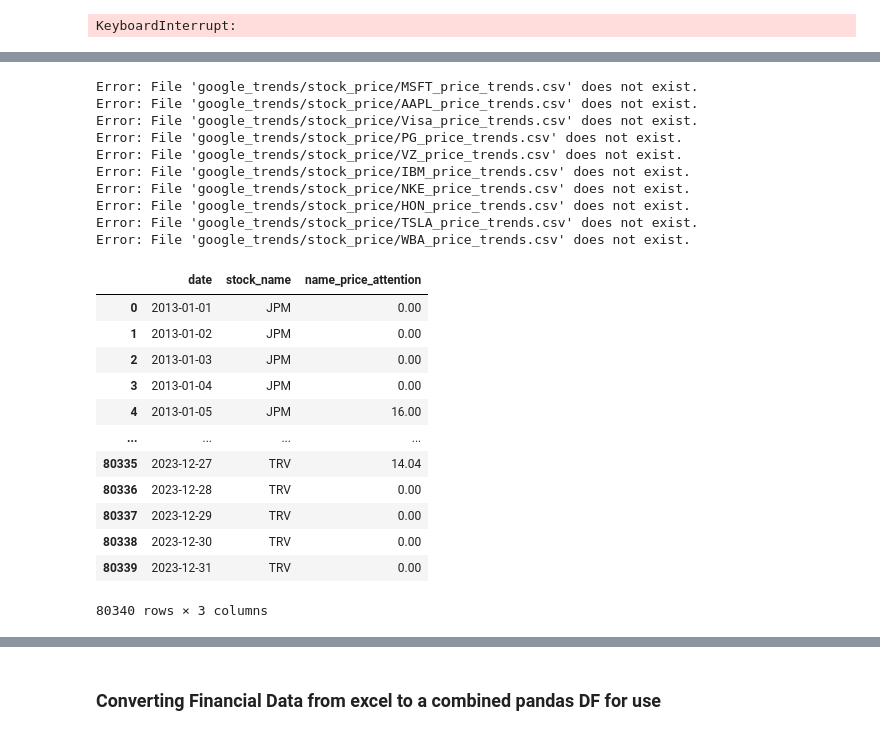
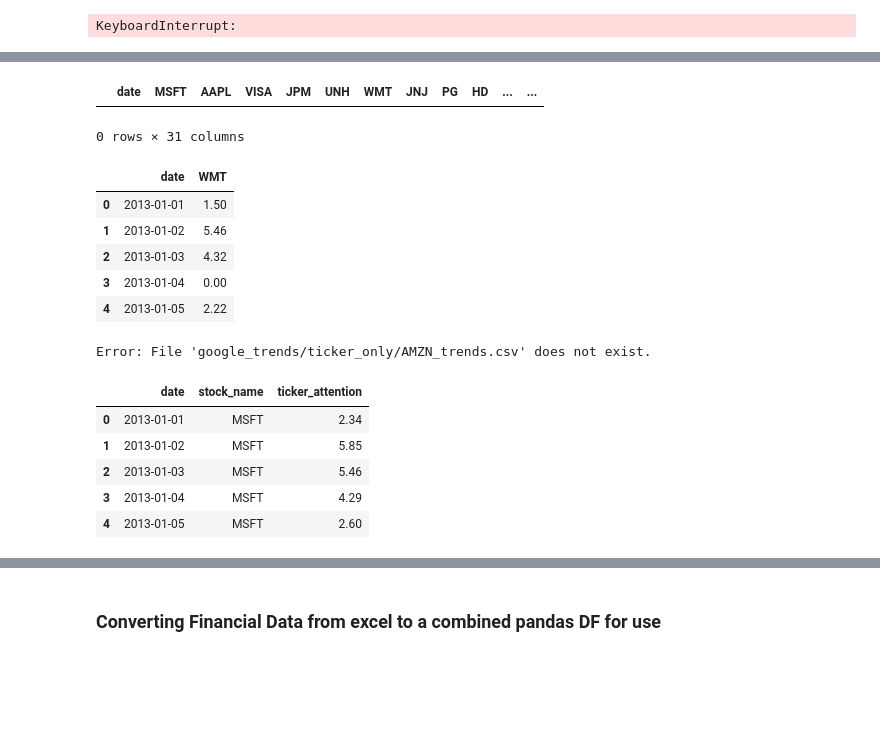
Before and after one commit to senaruetschlin/Investor_Attention, a Jupyter notebook: googletrends_AB_new.ipynb, the cells around one changed output, grey strips where cells are left out. Drawn from its saved outputs; the diff is of its cells as text; code cells hidden in the pictures; blank space fills up the shorter version.

Commit message:
google_trends.csv completed

```diff
--- a/googletrends_AB_new.ipynb
+++ b/googletrends_AB_new.ipynb
@@ -254,11 +276,17 @@ def merge_csv_files(csv_files, folder_name, column_head, file_name):
             continue
 
         df = pd.read_csv(file_path)
-        dfs.append(df)
+        dfs.append(df) #creates a list of the dfs
 
-    merged_df = dfs[0]
-    for df in dfs[1:]:
-        merged_df = pd.merge(merged_df, df, on='date')
+    #merged_df = dfs[0]
+    merged_df = pd.merge(dfs[0], dfs[1], on='date', how='inner')
+
+    for i in range(2, 29):
+        merged_df = pd.merge(merged_df, dfs[i], on='date', how='inner')
+        #merged_df.to_csv("google_price_trends.csv")
+
+    #for df in dfs[1:]:
+        #merged_df = pd.merge(merged_df, df, on='date')
 
     melted_df = merged_df.melt(id_vars=['date'], var_name='stock_name', value_name=column_head)
 
@@ -266,0 +321,12 @@ def merge_csv_files(csv_files, folder_name, column_head, file_name):
+# %%
+merged_df = dfs[0]
+for df in dfs[1:]:
+    merged_df = pd.merge(merged_df, df, on='date')
+    #melted_df = merged_df.melt(id_vars=['date'], var_name='stock_name', value_name='name_price_attention')
+
+    #melted_df.to_csv(file_name, index=False)
+#melted_df
+merged_df.head()
+# %% [output]
+|  | date | MSFT | AAPL | VISA | JPM | UNH | WMT | JNJ | PG | HD | ... | ... |
+0 rows × 31 columns
@@ -267,41 +342,40 @@ def merge_csv_files(csv_files, folder_name, column_head, file_name):
+# %%
+df = pd.read_csv('google_trends/stock_price/WMT_price_trends.csv')
+df.head()
+# %% [output]
+|  | date | WMT |
+| 0 | 2013-01-01 | 1.50 |
+| 1 | 2013-01-02 | 5.46 |
+| 2 | 2013-01-03 | 4.32 |
+| 3 | 2013-01-04 | 0.00 |
+| 4 | 2013-01-05 | 2.22 |
 # %%
 csv_files = ['MSFT_trends.csv', 'AAPL_trends.csv', 'Visa_trends.csv', 'JPM_trends.csv',
              'UNH_trends.csv',  'WMT_trends.csv', 'JNJ_trends.csv', 'PG_trends.csv',
                'HD_trends.csv', 'MRK_trends.csv',  'CVX_trends.csv', 'CRM_trends.csv',
                'KO_trends.csv', 'MCD_trends.csv', 'CSCO_trends.csv',  'INTC_trends.csv',
                'DIS_trends.csv', 'VZ_trends.csv', 'AMGN_trends.csv', 'IBM_trends.csv',
                'CAT_trends.csv', 'NKE_trends.csv', 'AXP_trends.csv', 'HON_trends.csv',
-               'BA_trends.csv',  'GS_trends.csv', 'MMM_trends.csv', 'TRV_trends.csv', 'TSLA_trends.csv', 'WBA_trends.csv']
+               'BA_trends.csv',  'GS_trends.csv', 'MMM_trends.csv', 'TRV_trends.csv', 'TSLA_trends.csv', 'WBA_trends.csv', 'AMZN_trends.csv']
 
 csv_files_2 = ['MSFT_price_trends.csv', 'AAPL_price_trends.csv', 'Visa_price_trends.csv', 'JPM_price_trends.csv',
                'UNH_price_trends.csv', 'WMT_price_trends.csv', 'JNJ_price_trends.csv', 'PG_price_trends.csv',
                'HD_price_trends.csv', 'MRK_price_trends.csv', 'CVX_price_trends.csv', 'CRM_price_trends.csv',
                'KO_price_trends.csv', 'MCD_price_trends.csv', 'CSCO_price_trends.csv', 'INTC_price_trends.csv',
-               'DIS_price_trends.csv', 'VZ_price_trends.csv', 'AMGN_price_trends.csv', 'IBM_price_trends.csv', 'CAT_price_trends.csv', 'NKE_price_trends.csv', 'AXP_price_trends.csv', 'HON_price_trends.csv', 'BA_price_trends.csv', 'GS_price_trends.csv', 'MMM_price_trends.csv', 'TRV_price_trends.csv', 'TSLA_price_trends.csv', 'WBA_price_trends.csv']
+               'DIS_price_trends.csv', 'VZ_price_trends.csv', 'AMGN_price_trends.csv', 'IBM_price_trends.csv',
+               'CAT_price_trends.csv', 'NKE_price_trends.csv', 'AXP_price_trends.csv', 'HON_price_trends.csv',
+               'BA_price_trends.csv', 'GS_price_trends.csv', 'MMM_price_trends.csv', 'TRV_price_trends.csv',
+               'TSLA_price_trends.csv', 'WBA_price_trends.csv']
 
 ticker_only_df = merge_csv_files(csv_files, 'google_trends/ticker_only', 'ticker_attention', "google_ticker_trends.csv")
-ticker_only_df
+#stock_price_df = merge_csv_files(csv_files_2, 'google_trends/stock_price', 'name_price_attention', "google_price_trends.csv")
+ticker_only_df.head()
+#update stock_price_df and ticker_only_df when data added for remaining key words
 # %% [output]
-Error: File 'google_trends/stock_price/MSFT_price_trends.csv' does not exist.
-Error: File 'google_trends/stock_price/AAPL_price_trends.csv' does not exist.
-Error: File 'google_trends/stock_price/Visa_price_trends.csv' does not exist.
-Error: File 'google_trends/stock_price/PG_price_trends.csv' does not exist.
-Error: File 'google_trends/stock_price/VZ_price_trends.csv' does not exist.
-Error: File 'google_trends/stock_price/IBM_price_trends.csv' does not exist.
-Error: File 'google_trends/stock_price/NKE_price_trends.csv' does not exist.
-Error: File 'google_trends/stock_price/HON_price_trends.csv' does not exist.
-Error: File 'google_trends/stock_price/TSLA_price_trends.csv' does not exist.
-Error: File 'google_trends/stock_price/WBA_price_trends.csv' does not exist.
+Error: File 'google_trends/ticker_only/AMZN_trends.csv' does not exist.
-|  | date | stock_name | name_price_attention |
-| 0 | 2013-01-01 | JPM | 0.00 |
-| 1 | 2013-01-02 | JPM | 0.00 |
-| 2 | 2013-01-03 | JPM | 0.00 |
-| 3 | 2013-01-04 | JPM | 0.00 |
-| 4 | 2013-01-05 | JPM | 16.00 |
-| ... | ... | ... | ... |
-| 80335 | 2023-12-27 | TRV | 14.04 |
-| 80336 | 2023-12-28 | TRV | 0.00 |
-| 80337 | 2023-12-29 | TRV | 0.00 |
-| 80338 | 2023-12-30 | TRV | 0.00 |
-| 80339 | 2023-12-31 | TRV | 0.00 |
+|  | date | stock_name | ticker_attention |
+| 0 | 2013-01-01 | MSFT | 2.34 |
+| 1 | 2013-01-02 | MSFT | 5.85 |
+| 2 | 2013-01-03 | MSFT | 5.46 |
+| 3 | 2013-01-04 | MSFT | 4.29 |
+| 4 | 2013-01-05 | MSFT | 2.60 |
-80340 rows × 3 columns
```
Also changed, not shown: parts of 15 cells of this notebook, 15 other files.
